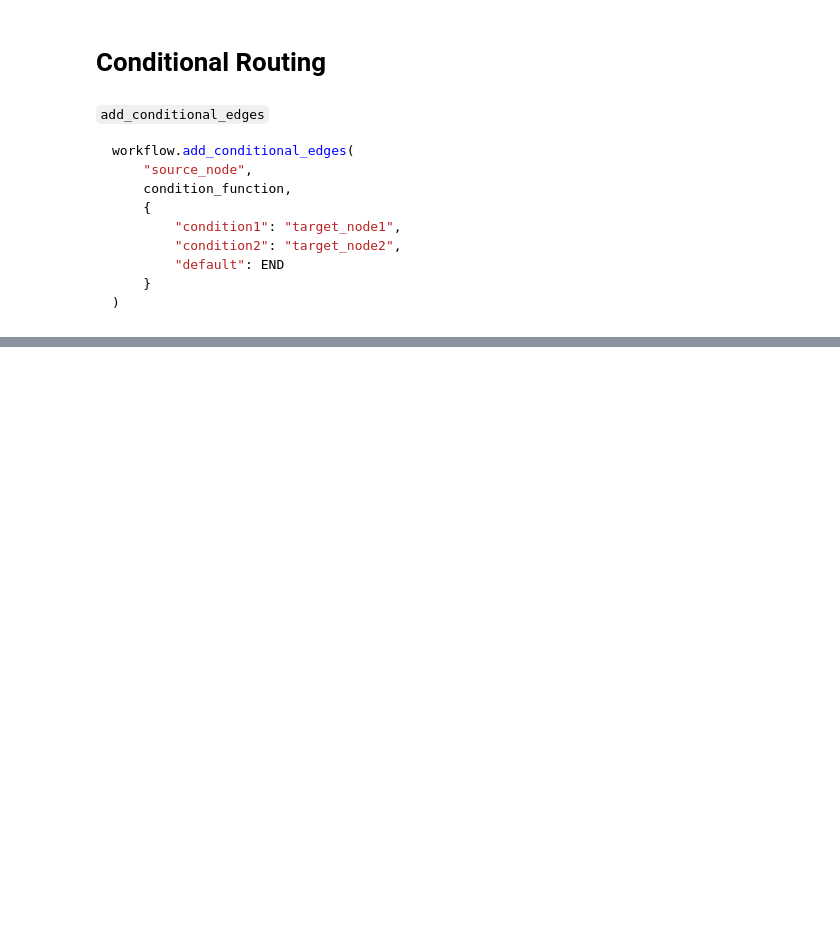
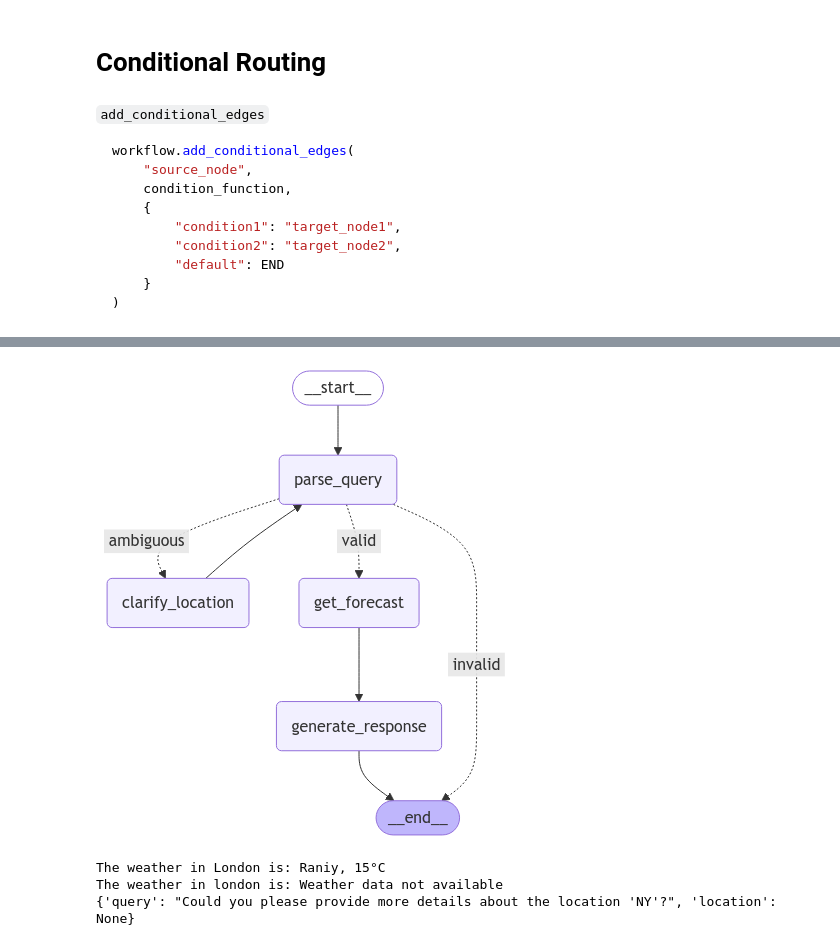
Before and after one commit to k4west/agent_practice, a Jupyter notebook: langgraph/conditional_routing.ipynb, the cells around one changed output, grey strips where cells are left out. Drawn from its saved outputs; the diff is of its cells as text; code cells hidden in the pictures; blank space fills up the shorter version.

```diff
--- a/langgraph/conditional_routing.ipynb
+++ b/langgraph/conditional_routing.ipynb
@@ -46,0 +81,7 @@ workflow.add_conditional_edges(
+# %%
+# Define State
+class WeatherState(TypedDict):
+    query: str
+    location: Optional[str]
+    forecast: Optional[str]
+    response: str
@@ -46,0 +106,56 @@ workflow.add_conditional_edges(
+# %%
+# Conditional Edge
+def check_location(state: WeatherState) -> Literal["valid", "invalid", "ambiguous"]:
+    if not state["location"]:
+        return "invalid"
+    elif is_ambiguous(state["location"]):
+        return "ambiguous"
+    else:
+        return "valid"
+# %%
+# Graph Builder
+
+graph_builder = StateGraph(WeatherState)
+graph_builder.add_node("parse_query", parse_query)
+graph_builder.add_node("clarify_location", clarify_location)
+graph_builder.add_node("get_forecast", get_forecast)
+graph_builder.add_node("generate_response", generate_response)
+
+graph_builder.add_edge(START, "parse_query")
+graph_builder.add_edge("clarify_location", "parse_query")
+graph_builder.add_edge("get_forecast", "generate_response")
+graph_builder.add_edge("generate_response", END)
+
+graph_builder.add_conditional_edges(
+    "parse_query",
+    check_location,
+    {
+        "valid": "get_forecast",
+        "invalid": END,
+        "ambiguous": "clarify_location"
+    }
+)
+
+app = graph_builder.compile()
+
+from IPython.display import Image, display
+
+try:
+    display(Image(app.get_graph(xray=True).draw_mermaid_png()))
+except Exception:
+    # This requires some extra dependencies and is optional
+    pass
+
+result = app.invoke({"query": "How is it in London"})
+print(result["response"])
+
+result = app.invoke({"query": "How is it in london"})
+print(result["response"])
+
+result = app.invoke({"query": "How is it in NY"})
+print(result)
+# %% [output]
+[figure, added]
+The weather in London is: Raniy, 15°C
+The weather in london is: Weather data not available
+{'query': "Could you please provide more details about the location 'NY'?", 'location': None}
```
Also changed, not shown: parts of 4 cells of this notebook.
